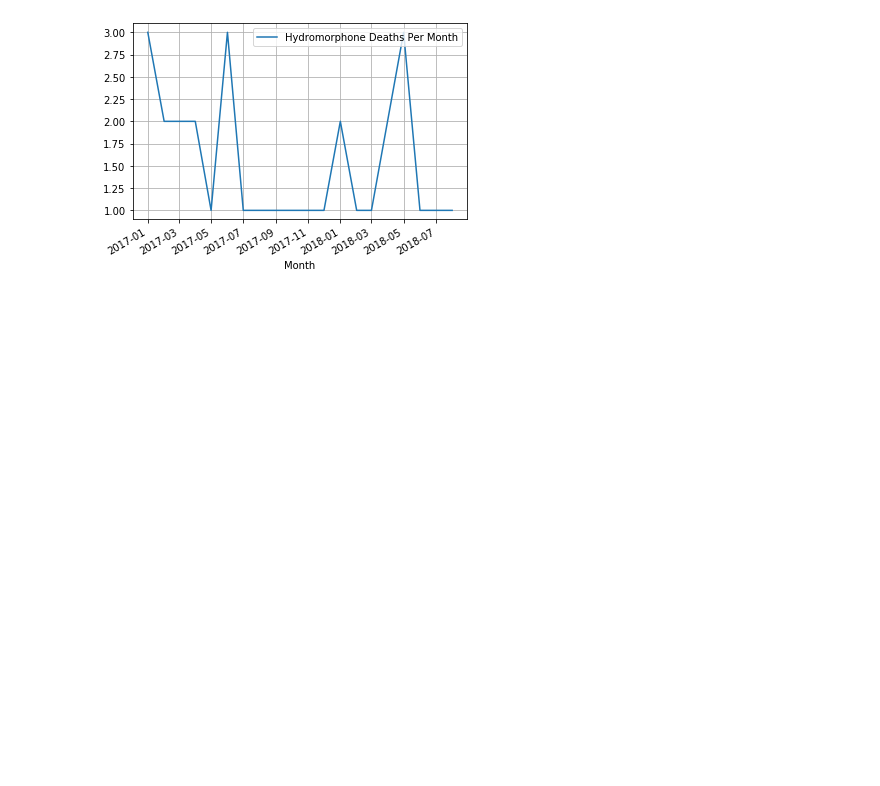
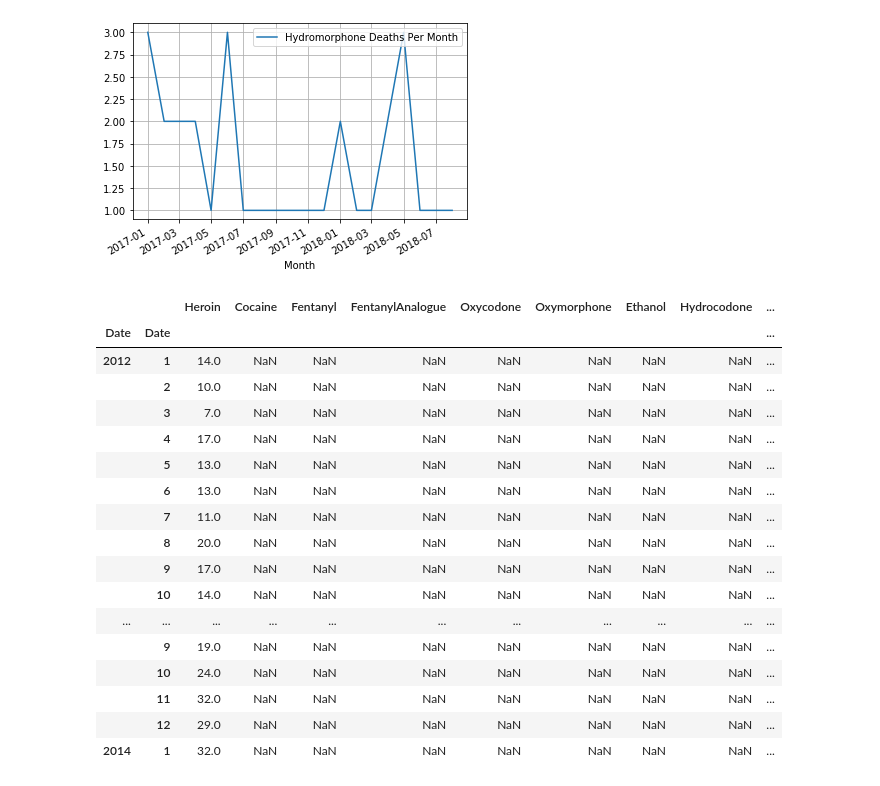
Before and after one commit to prerak-patel/Accidental-Drug-Related-Deaths, a Jupyter notebook: accidentalDrugRelatedDeaths Kensuke Analysis.ipynb, the cells around one changed output. Saved outputs shown, nothing was run; the diff lists cells and outputs as text; code cells hidden in the pictures; blank space fills up the shorter version.

```diff
--- a/accidentalDrugRelatedDeaths Kensuke Analysis.ipynb
+++ b/accidentalDrugRelatedDeaths Kensuke Analysis.ipynb
@@ -451,3 +461,28 @@ reduced_df[(start_date <= reduced_df.index) & (reduced_df.index <= end_date)].pl
 # %% [output]
 <matplotlib.axes._subplots.AxesSubplot at 0x...>
 [figure]
+# %%
+frames = [heroin_df, cocaine_df, fentanyl_df, fentanylanalogue_df, oxycodone_df, oxymorphone_df, ethanol_df, hydrocodone_df, benzodiazepine_df, methadone_df, amphet_df, tramad_df, morphine_NotHeroin_df, hydromorphone_df]
+# %%
+result = pd.concat(frames, axis=0, join='outer', ignore_index=False, keys=None,
+          levels=None, names=None, verify_integrity=False, copy=True)
+result.head(25)
+# %% [output]
+|  |  | Heroin | Cocaine | Fentanyl | FentanylAnalogue | Oxycodone | Oxymorphone | Ethanol | Hydrocodone | ... |
+| Date | Date |  |  |  |  |  |  |  |  | ... |
+| 2012 | 1 | 14.0 | NaN | NaN | NaN | NaN | NaN | NaN | NaN | ... |
+|  | 2 | 10.0 | NaN | NaN | NaN | NaN | NaN | NaN | NaN | ... |
+|  | 3 | 7.0 | NaN | NaN | NaN | NaN | NaN | NaN | NaN | ... |
+|  | 4 | 17.0 | NaN | NaN | NaN | NaN | NaN | NaN | NaN | ... |
+|  | 5 | 13.0 | NaN | NaN | NaN | NaN | NaN | NaN | NaN | ... |
+|  | 6 | 13.0 | NaN | NaN | NaN | NaN | NaN | NaN | NaN | ... |
+|  | 7 | 11.0 | NaN | NaN | NaN | NaN | NaN | NaN | NaN | ... |
+|  | 8 | 20.0 | NaN | NaN | NaN | NaN | NaN | NaN | NaN | ... |
+|  | 9 | 17.0 | NaN | NaN | NaN | NaN | NaN | NaN | NaN | ... |
+|  | 10 | 14.0 | NaN | NaN | NaN | NaN | NaN | NaN | NaN | ... |
+| ... | ... | ... | ... | ... | ... | ... | ... | ... | ... | ... |
+|  | 9 | 19.0 | NaN | NaN | NaN | NaN | NaN | NaN | NaN | ... |
+|  | 10 | 24.0 | NaN | NaN | NaN | NaN | NaN | NaN | NaN | ... |
+|  | 11 | 32.0 | NaN | NaN | NaN | NaN | NaN | NaN | NaN | ... |
+|  | 12 | 29.0 | NaN | NaN | NaN | NaN | NaN | NaN | NaN | ... |
+| 2014 | 1 | 32.0 | NaN | NaN | NaN | NaN | NaN | NaN | NaN | ... |
```
Also changed, not shown: parts of 5 cells of this notebook.
